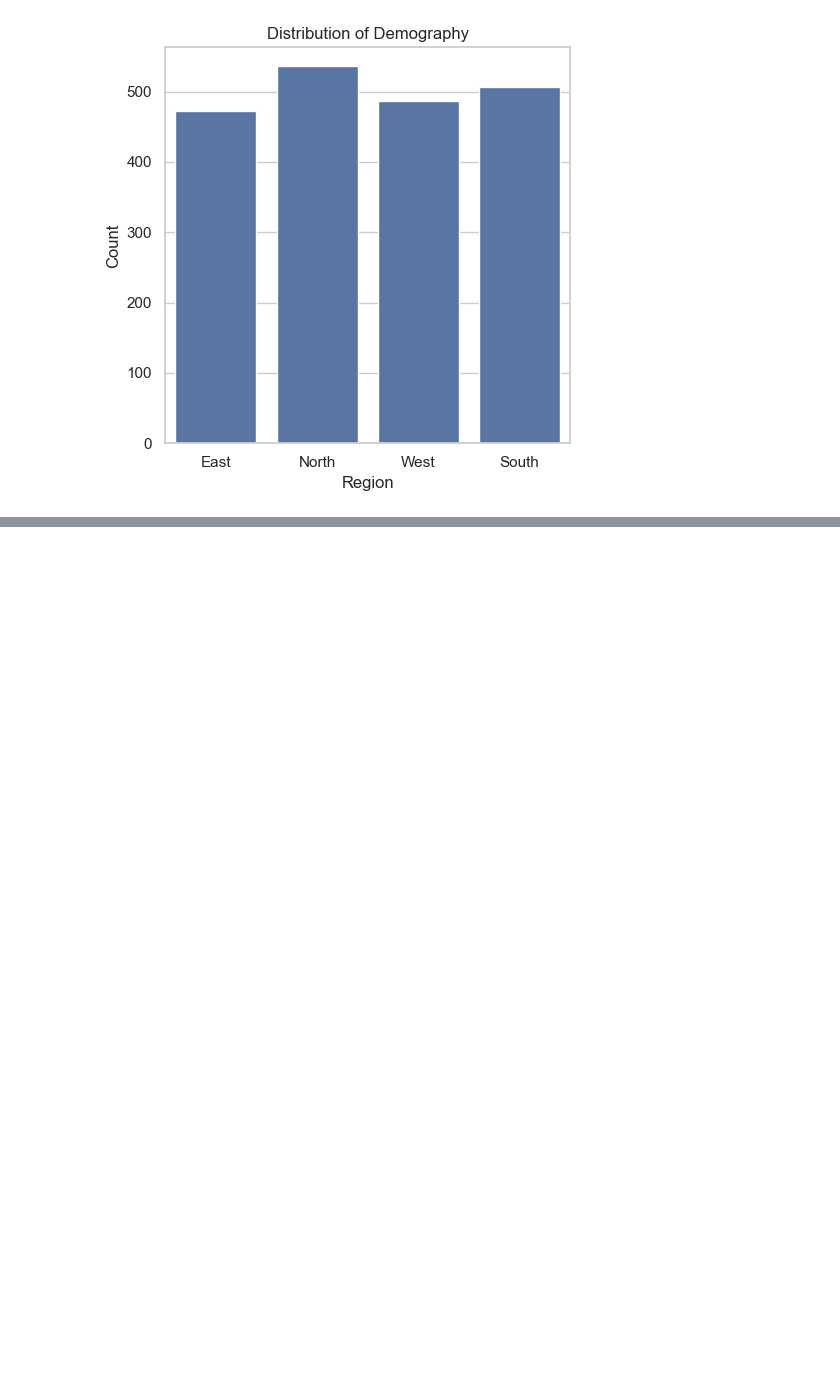
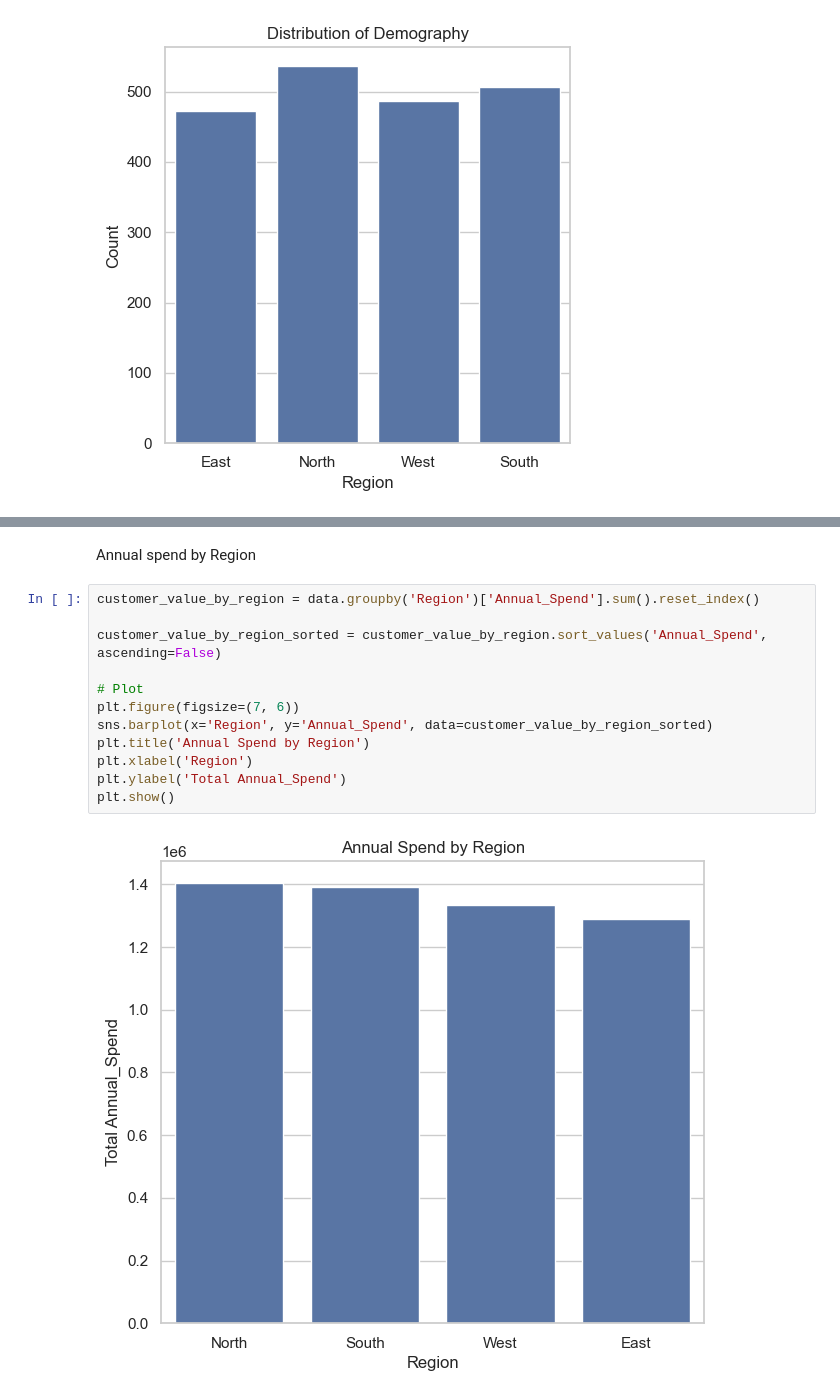
Before and after one commit to saiful-aromax/Navan, a Jupyter notebook: ca_march/CA.ipynb, the cells around one changed output, grey strips where cells are left out. Cells and saved outputs as stored; diff of their text form; blank space fills up the shorter version.

```diff
--- a/ca_march/CA.ipynb
+++ b/ca_march/CA.ipynb
@@ -196,0 +219,16 @@ plt.show()
+# %% [markdown]
+Annual spend by Region
+# %%
+customer_value_by_region = data.groupby('Region')['Annual_Spend'].sum().reset_index()
+
+customer_value_by_region_sorted = customer_value_by_region.sort_values('Annual_Spend', ascending=False)
+
+# Plot
+plt.figure(figsize=(7, 6))
+sns.barplot(x='Region', y='Annual_Spend', data=customer_value_by_region_sorted)
+plt.title('Annual Spend by Region')
+plt.xlabel('Region')
+plt.ylabel('Total Annual_Spend')
+plt.show()
+# %% [output]
+[figure, added]
```
Also changed, not shown: parts of 15 cells of this notebook.
